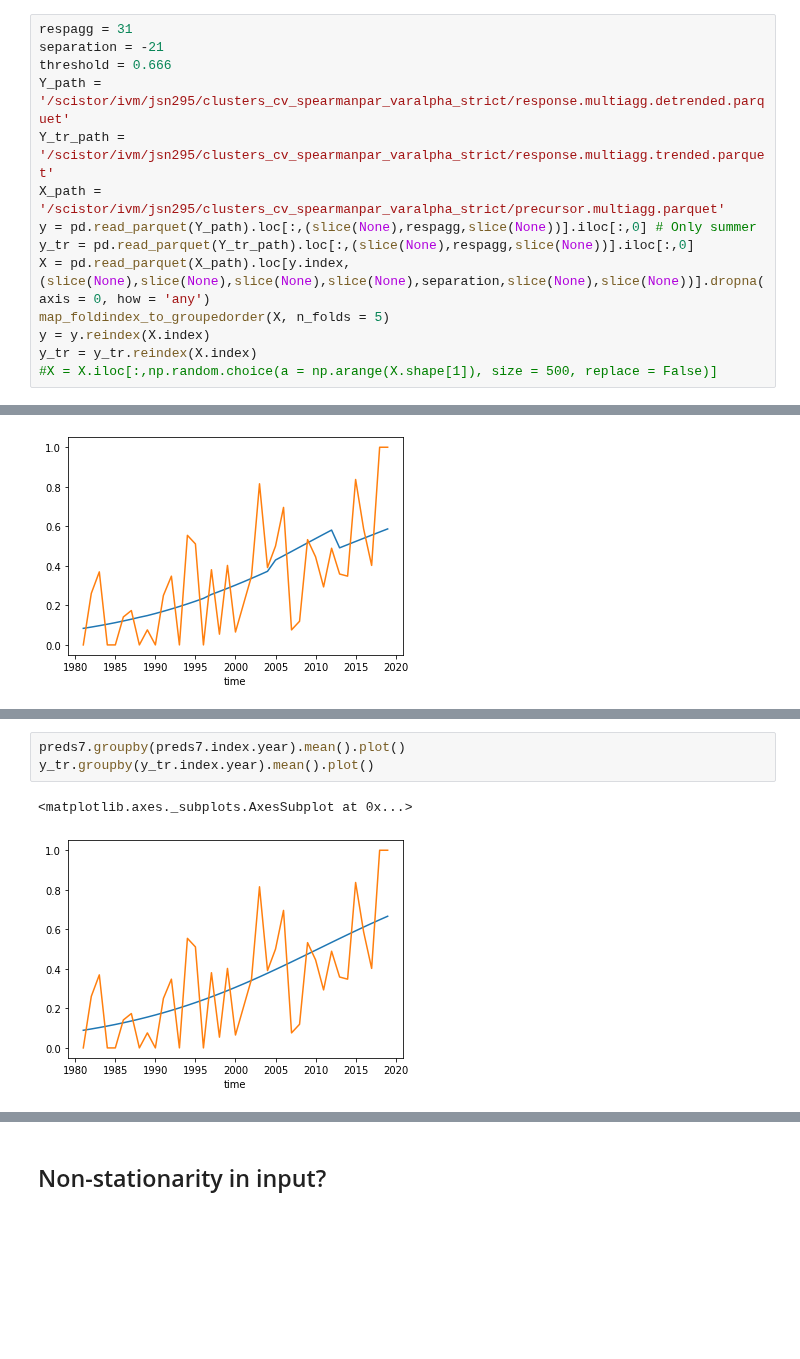
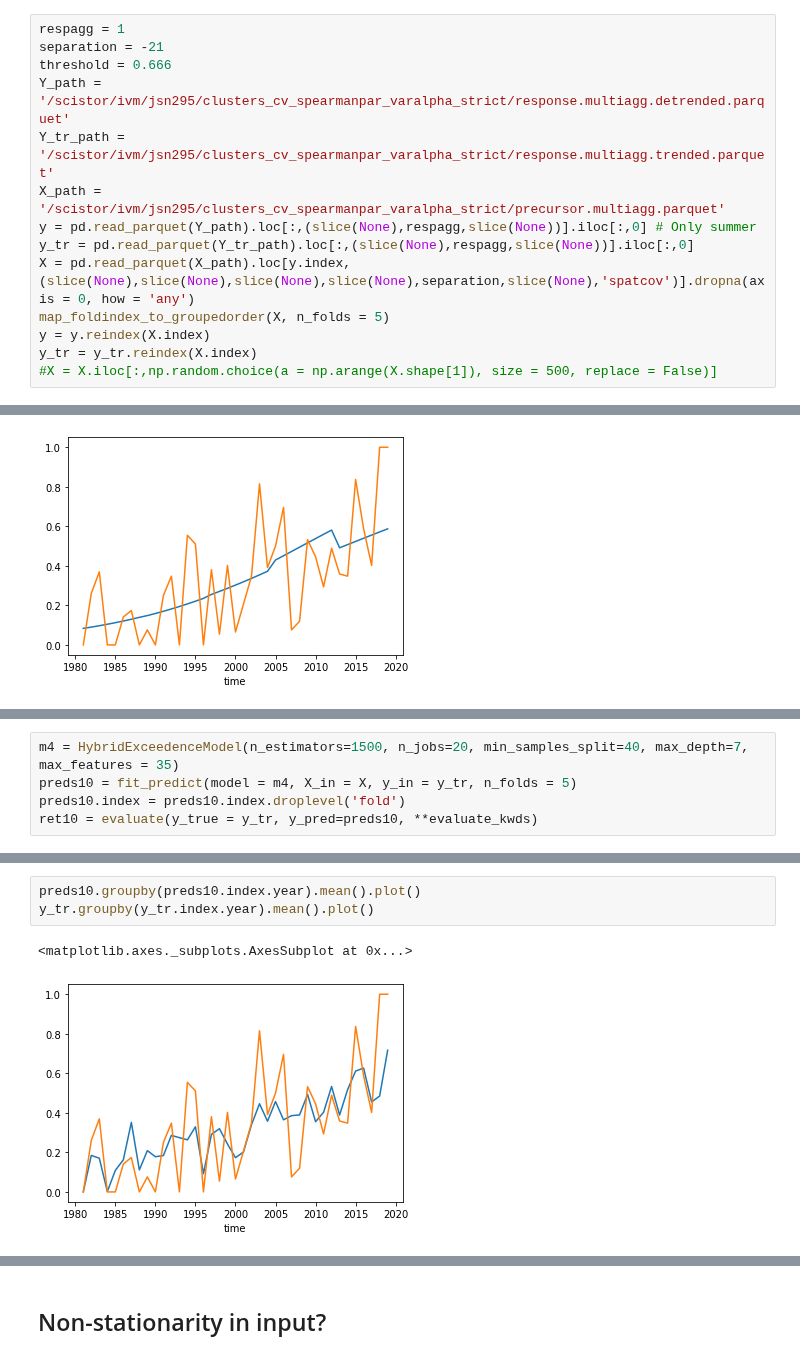
Before and after one commit to chiemvs/Weave, a Jupyter notebook: notebooks/Classifier_skills.ipynb, the cells around one changed output, grey strips where cells are left out. Drawn from its saved outputs; the diff is of its cells as text; blank space fills up the shorter version.

```diff
--- a/notebooks/Classifier_skills.ipynb
+++ b/notebooks/Classifier_skills.ipynb
@@ -226,7 +226,7 @@ plt.show()
 # %% [markdown]
 # Testing the effect of different detrending
 # %%
-respagg = 31
+respagg = 1
 separation = -21
 threshold = 0.666
 Y_path = '/scistor/ivm/jsn295/clusters_cv_spearmanpar_varalpha_strict/response.multiagg.detrended.parquet'
@@ -234,7 +234,7 @@ Y_tr_path = '/scistor/ivm/jsn295/clusters_cv_spearmanpar_varalpha_strict/respons
 X_path = '/scistor/ivm/jsn295/clusters_cv_spearmanpar_varalpha_strict/precursor.multiagg.parquet'
 y = pd.read_parquet(Y_path).loc[:,(slice(None),respagg,slice(None))].iloc[:,0] # Only summer
 y_tr = pd.read_parquet(Y_tr_path).loc[:,(slice(None),respagg,slice(None))].iloc[:,0]
-X = pd.read_parquet(X_path).loc[y.index, (slice(None),slice(None),slice(None),slice(None),separation,slice(None),slice(None))].dropna(axis = 0, how = 'any')
+X = pd.read_parquet(X_path).loc[y.index, (slice(None),slice(None),slice(None),slice(None),separation,slice(None),'spatcov')].dropna(axis = 0, how = 'any')
 map_foldindex_to_groupedorder(X, n_folds = 5)
 y = y.reindex(X.index)
 y_tr = y_tr.reindex(X.index)
@@ -391,0 +408,5 @@ dtype: float64
+# %%
+m4 = HybridExceedenceModel(n_estimators=1500, n_jobs=20, min_samples_split=40, max_depth=7, max_features = 35)
+preds10 = fit_predict(model = m4, X_in = X, y_in = y_tr, n_folds = 5)
+preds10.index = preds10.index.droplevel('fold')
+ret10 = evaluate(y_true = y_tr, y_pred=preds10, **evaluate_kwds)
@@ -392,6 +419,6 @@ dtype: float64
 # %%
-preds7.groupby(preds7.index.year).mean().plot()
+preds10.groupby(preds10.index.year).mean().plot()
 y_tr.groupby(y_tr.index.year).mean().plot()
 # %% [output]
 <matplotlib.axes._subplots.AxesSubplot at 0x...>
-[figure, old version]
+[figure, new version]
```
Also changed, not shown: parts of 31 cells of this notebook, 6 other files.
